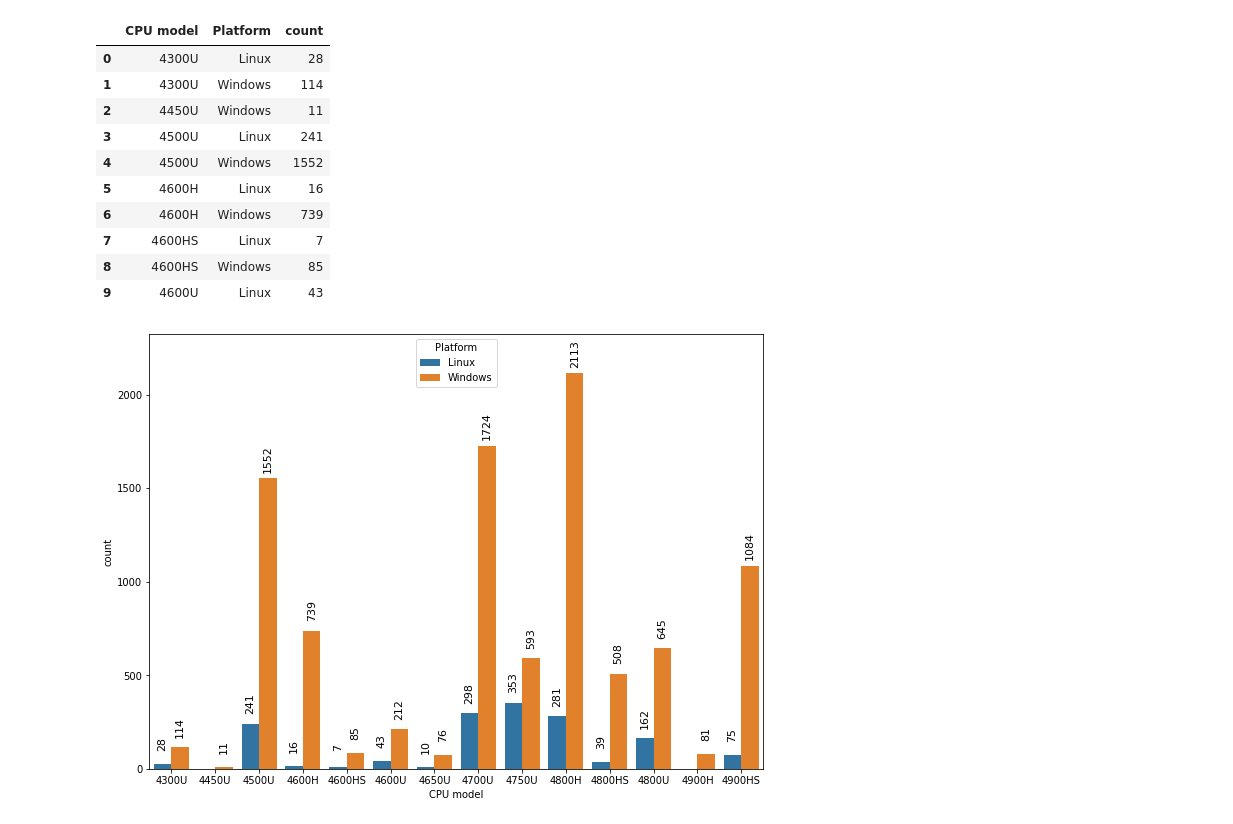
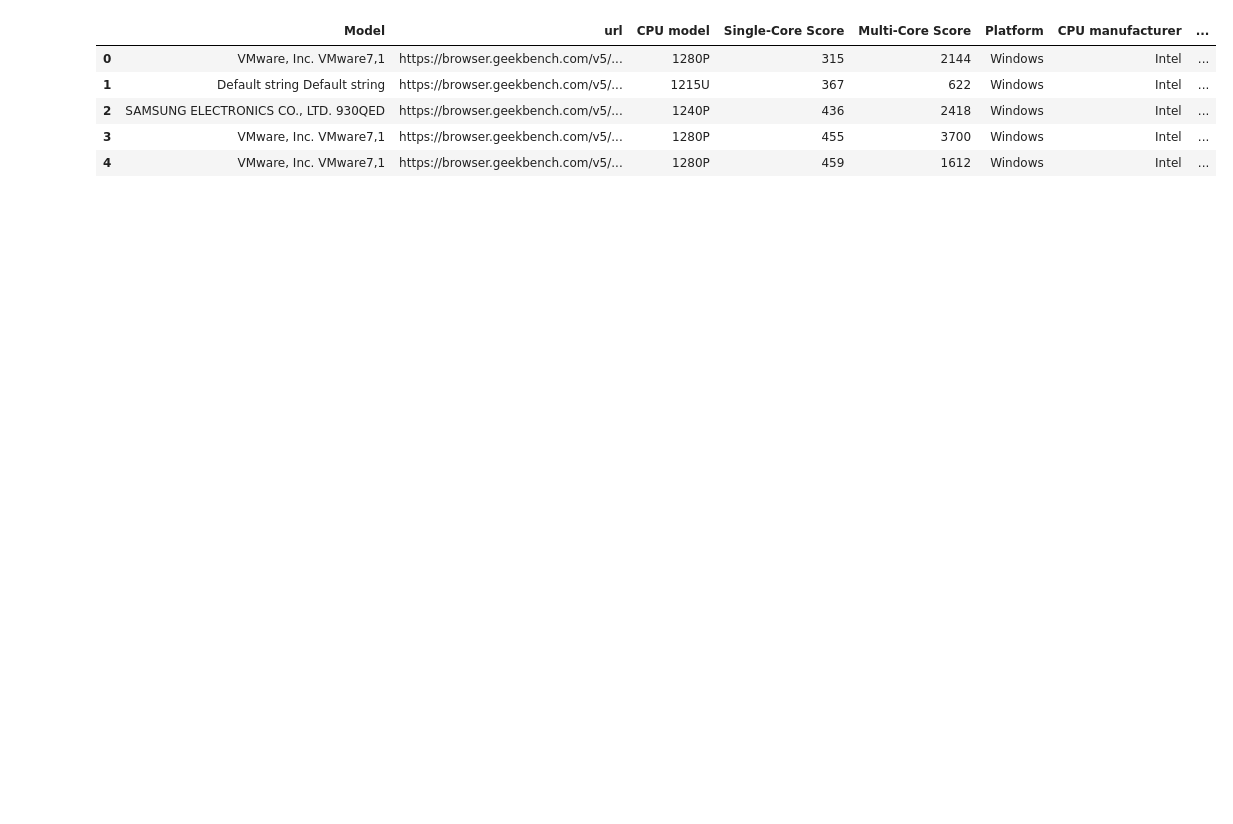
Before and after one commit to kirillstrelkov/playground, a Jupyter notebook: geekbench/ryzen.ipynb, the cells around one changed output. Cells and saved outputs as stored; diff of their text form; code cells hidden in the pictures; blank space fills up the shorter version.

Commit message:
geekbench latest cpus

```diff
--- a/geekbench/ryzen.ipynb
+++ b/geekbench/ryzen.ipynb
@@ -1,48 +1,52 @@
 # %%
-import os
 import pandas as pd
-import re
 import seaborn as sns
 from matplotlib import pyplot
+from cpu_stats import Constant as Constant, _get_cpu_model
+
+df = pd.read_excel("./result.xlsx")
+
+S_CPU_MANUFACTURER = "CPU manufacturer"
+S_CPU_FULL_NAME = "CPU model long"
+S_SCORE = "Score"
+
+df[S_CPU_MANUFACTURER] = df[Constant.CPU_MODEL].apply(lambda x: x.split(" ")[0])
+
+# Filter only Windows
+df = df[df["Platform"] == "Windows"]
+
+df[S_CPU_FULL_NAME] = df[Constant.CPU_MODEL]
+df[Constant.CPU_MODEL] = df[Constant.CPU_MODEL].apply(_get_cpu_model)
 
 
-df = pd.read_excel('./result.xlsx')
-
-# Filter Ryzens
-df = df[df['CPU model'].str.contains('Ryzen')]
-
-# Filter Linux/Windows
-df = df[df['Platform'].isin(['Linux', 'Windows'])]
-
-df['CPU model long'] = df['CPU model']
-df['CPU model'] = df['CPU model'].apply(lambda x: re.search(r'4\d{3}\w+', x).group())
-
 def plot(plot_func, *args, **kwargs):
-    fig, ax = pyplot.subplots(figsize=(11, 8))
-    kwargs['ax'] = ax
+    _, ax = pyplot.subplots(figsize=(11, 8))
+    ax.tick_params(rotation=90)
+    kwargs["ax"] = ax
+    kwargs["order"] = kwargs["data"].groupby(kwargs["x"])[kwargs["y"]].mean().sort_values().index.values
 
     ax = plot_func(*args, **kwargs)
     for p in ax.patches:
-        ax.annotate("%.0f" % p.get_height(), (p.get_x() + p.get_width() / 2., p.get_height()),
-            ha='center', va='center', rotation=90, fontsize=11, xytext=(0, 20),
-            textcoords='offset points')
+        ax.annotate(
+            "%.0f" % p.get_height(),
+            (p.get_x() + p.get_width() / 2.0, p.get_height()),
+            ha="center",
+            va="center",
+            rotation=90,
+            fontsize=11,
+            xytext=(0, 20),
+            textcoords="offset points",
+        )
 
-    ax.set_ylim(0, kwargs['data'][kwargs['y']].max() * 1.1)
+    ax.legend(loc="upper left")
+    ax.set_ylim(0, kwargs["data"][kwargs["y"]].max() * 1.1)
 
 
-counts = df.groupby(['CPU model', 'Platform'])['CPU model'].count().reset_index(name='count')
-plot(sns.barplot, x='CPU model', y='count', hue='Platform', data=counts)
-counts.head(10)
+df.head()
 # %% [output]
-|  | CPU model | Platform | count |
-| 0 | 4300U | Linux | 28 |
-| 1 | 4300U | Windows | 114 |
-| 2 | 4450U | Windows | 11 |
-| 3 | 4500U | Linux | 241 |
-| 4 | 4500U | Windows | 1552 |
-| 5 | 4600H | Linux | 16 |
-| 6 | 4600H | Windows | 739 |
-| 7 | 4600HS | Linux | 7 |
-| 8 | 4600HS | Windows | 85 |
-| 9 | 4600U | Linux | 43 |
+|  | Model | url | CPU model | Single-Core Score | Multi-Core Score | Platform | CPU manufacturer | ... |
+| 0 | VMware, Inc. VMware7,1 | https://browser.geekbench.com/v5/... | 1280P | 315 | 2144 | Windows | Intel | ... |
+| 1 | Default string Default string | https://browser.geekbench.com/v5/... | 1215U | 367 | 622 | Windows | Intel | ... |
+| 2 | SAMSUNG ELECTRONICS CO., LTD. 930QED | https://browser.geekbench.com/v5/... | 1240P | 436 | 2418 | Windows | Intel | ... |
+| 3 | VMware, Inc. VMware7,1 | https://browser.geekbench.com/v5/... | 1280P | 455 | 3700 | Windows | Intel | ... |
+| 4 | VMware, Inc. VMware7,1 | https://browser.geekbench.com/v5/... | 1280P | 459 | 1612 | Windows | Intel | ... |
-[figure, removed]
```
Also changed, not shown: parts of 6 cells of this notebook, 5 other files.
